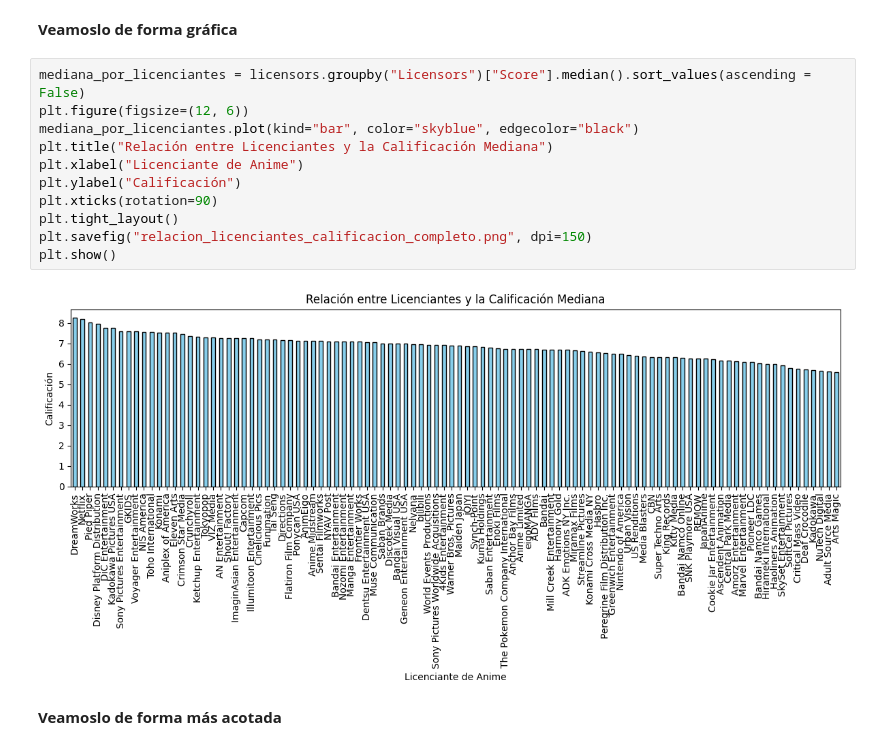
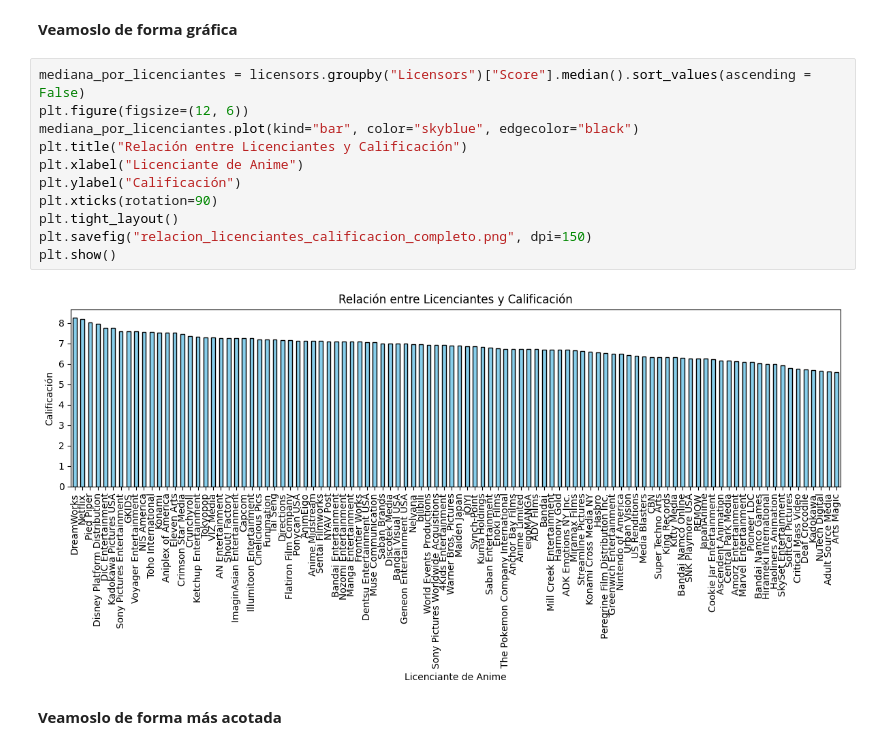
Before and after one commit to bondiolandia/TP_Laboratorio_de_M-todos_Cuantitativos_2026, a Jupyter notebook: notebook_Evolucion_del_Anime.ipynb, the cells around one changed output. Drawn from its saved outputs; the diff is of its cells as text.

```diff
--- a/notebook_Evolucion_del_Anime.ipynb
+++ b/notebook_Evolucion_del_Anime.ipynb
@@ -642,16 +656,16 @@ display(resumen_licensors.round(2))
 # %%
 mediana_por_licenciantes = licensors.groupby("Licensors")["Score"].median().sort_values(ascending = False)
 plt.figure(figsize=(12, 6))
 mediana_por_licenciantes.plot(kind="bar", color="skyblue", edgecolor="black")
-plt.title("Relación entre Licenciantes y la Calificación Mediana")
+plt.title("Relación entre Licenciantes y Calificación")
 plt.xlabel("Licenciante de Anime")
 plt.ylabel("Calificación")
 plt.xticks(rotation=90)
 plt.tight_layout()
 plt.savefig("relacion_licenciantes_calificacion_completo.png", dpi=150)
 plt.show()
 # %% [output]
-[figure, old version]
+[figure, new version]
 # %% [markdown]
 **Veamoslo de forma más acotada**
 # %%
```
Also changed, not shown: parts of 6 cells of this notebook.
